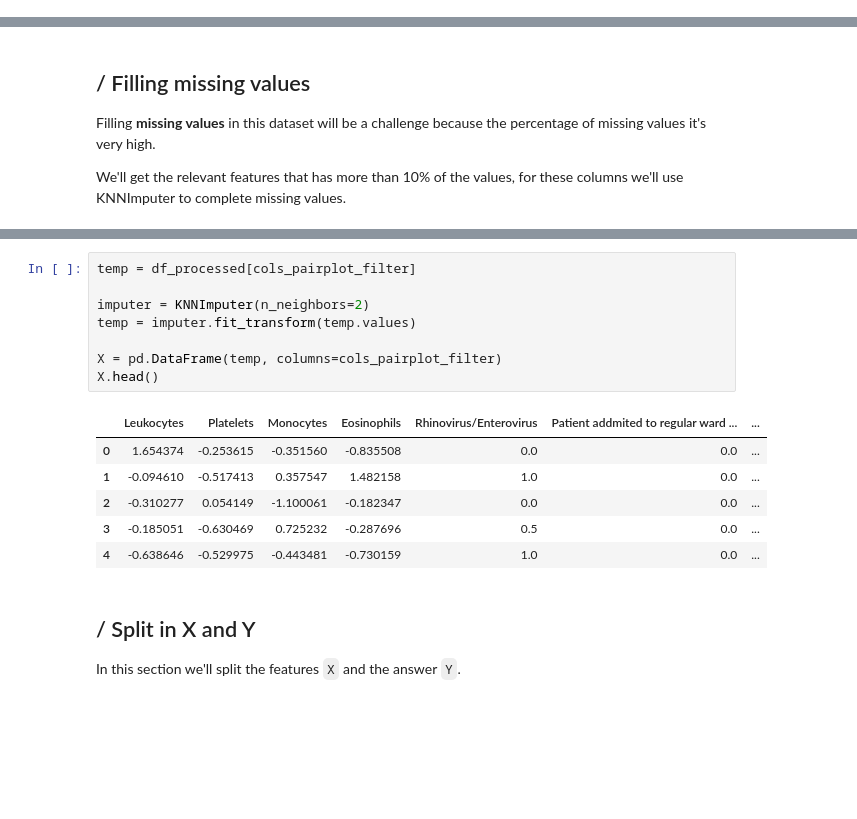
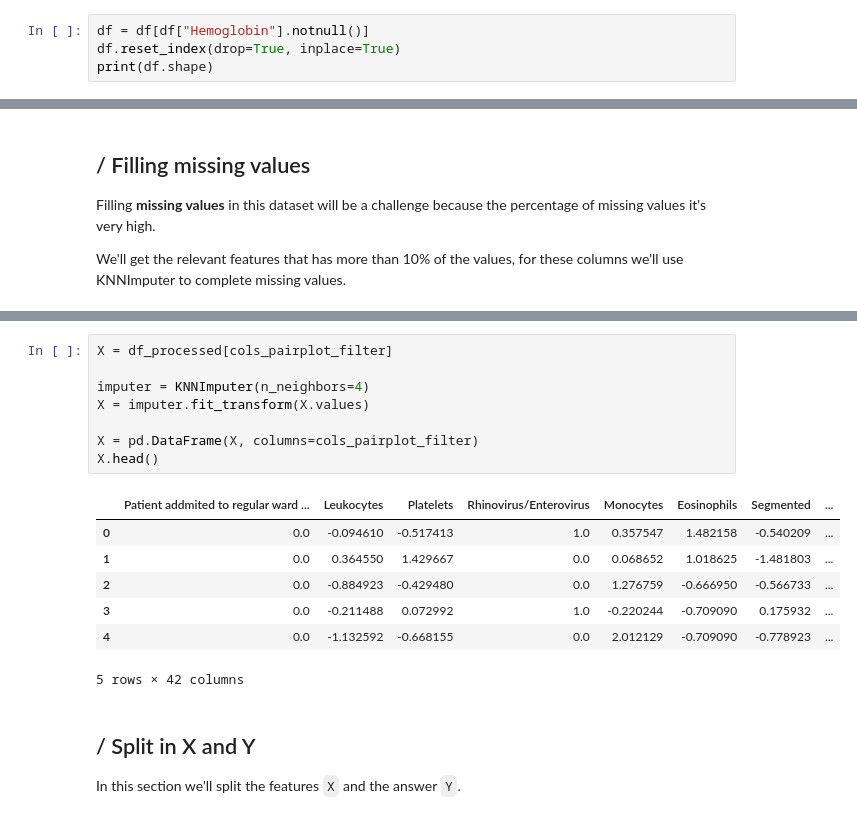
Before and after one commit to DougTrajano/ds-covid19-brazil, a Jupyter notebook: predicting-positive-cases-for-covid-19.ipynb, the cells around one changed output, grey strips where cells are left out. Saved outputs shown, nothing was run; the diff lists cells and outputs as text; blank space fills up the shorter version.

Commit message:
working better with missing values

```diff
--- a/predicting-positive-cases-for-covid-19.ipynb
+++ b/predicting-positive-cases-for-covid-19.ipynb
@@ -82,0 +133,4 @@ Unfortunally, almost all columns have more than 90% of missing data.
+# %%
+df = df[df["Hemoglobin"].notnull()]
+df.reset_index(drop=True, inplace=True)
+print(df.shape)
@@ -430,18 +495,19 @@ We'll get the relevant features that has more than 10% of the values, for these
 # %%
-temp = df_processed[cols_pairplot_filter]
+X = df_processed[cols_pairplot_filter]
 
-imputer = KNNImputer(n_neighbors=2)
-temp = imputer.fit_transform(temp.values)
+imputer = KNNImputer(n_neighbors=4)
+X = imputer.fit_transform(X.values)
 
-X = pd.DataFrame(temp, columns=cols_pairplot_filter)
+X = pd.DataFrame(X, columns=cols_pairplot_filter)
 X.head()
 # %% [output]
-|  | Leukocytes | Platelets | Monocytes | Eosinophils | Rhinovirus/Enterovirus | Patient addmited to regular ward ... | ... |
-| 0 | 1.654374 | -0.253615 | -0.351560 | -0.835508 | 0.0 | 0.0 | ... |
-| 1 | -0.094610 | -0.517413 | 0.357547 | 1.482158 | 1.0 | 0.0 | ... |
-| 2 | -0.310277 | 0.054149 | -1.100061 | -0.182347 | 0.0 | 0.0 | ... |
-| 3 | -0.185051 | -0.630469 | 0.725232 | -0.287696 | 0.5 | 0.0 | ... |
-| 4 | -0.638646 | -0.529975 | -0.443481 | -0.730159 | 1.0 | 0.0 | ... |
+|  | Patient addmited to regular ward ... | Leukocytes | Platelets | Rhinovirus/Enterovirus | Monocytes | Eosinophils | Segmented | ... |
+| 0 | 0.0 | -0.094610 | -0.517413 | 1.0 | 0.357547 | 1.482158 | -0.540209 | ... |
+| 1 | 0.0 | 0.364550 | 1.429667 | 0.0 | 0.068652 | 1.018625 | -1.481803 | ... |
+| 2 | 0.0 | -0.884923 | -0.429480 | 0.0 | 1.276759 | -0.666950 | -0.566733 | ... |
+| 3 | 0.0 | -0.211488 | 0.072992 | 1.0 | -0.220244 | -0.709090 | 0.175932 | ... |
+| 4 | 0.0 | -1.132592 | -0.668155 | 0.0 | 2.012129 | -0.709090 | -0.778923 | ... |
+5 rows × 42 columns
 # %% [markdown]
 ## / Split in X and Y
 
```
Also changed, not shown: parts of 34 cells of this notebook, 4 other files.
